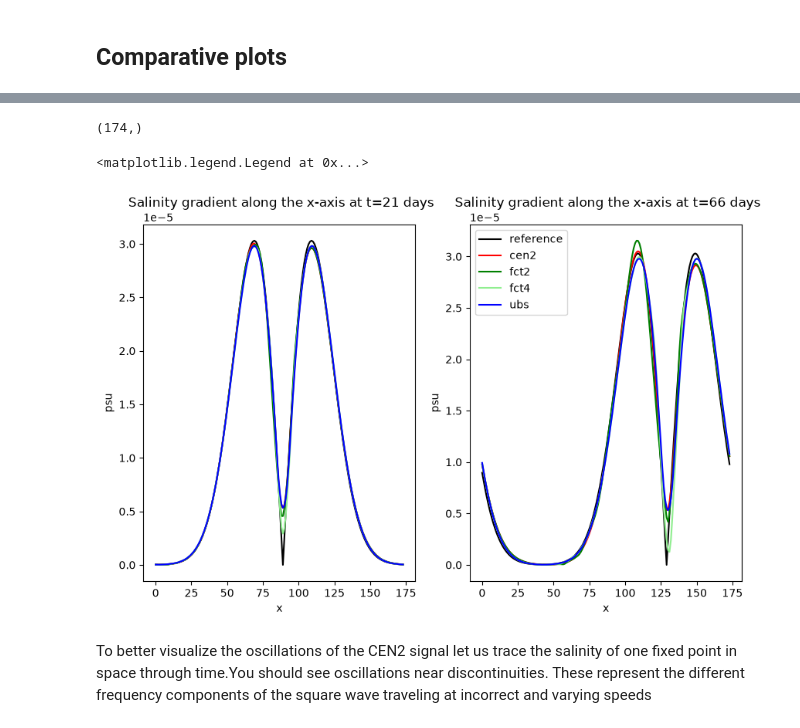
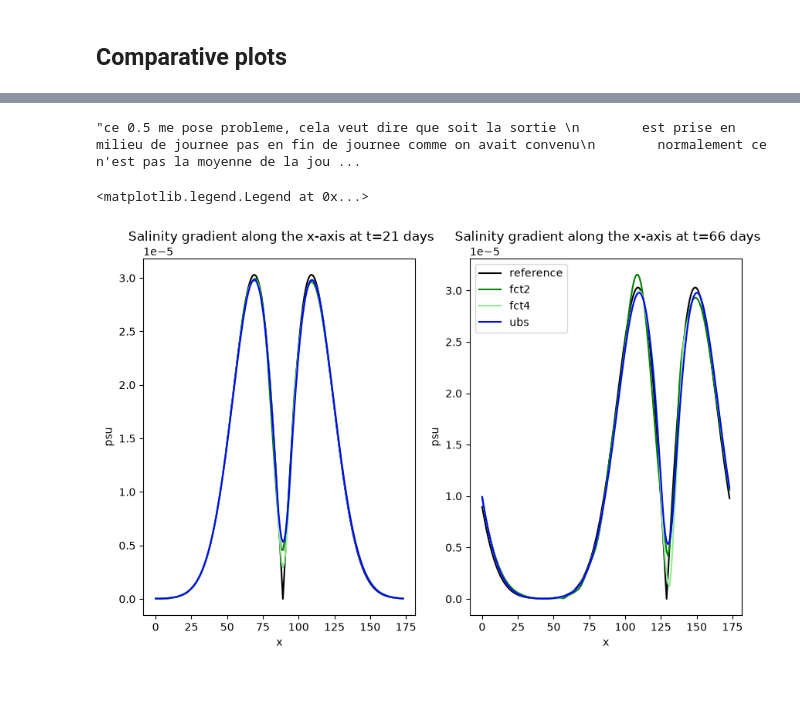
Before and after one commit to justinebuisson606/NEMO_Demonstrators, a Jupyter notebook: Demonstator 1-gauss.ipynb, the cells around one changed output, grey strips where cells are left out. Cells and saved outputs as stored; diff of their text form; code cells hidden in the pictures; blank space fills up the shorter version.

```diff
--- a/Demonstator 1-gauss.ipynb
+++ b/Demonstator 1-gauss.ipynb
@@ -215,40 +129,33 @@ gauss_0 = xr.open_dataset(rep+'CANAL_gauss_traadvOFF.100_all_grid.nc').sssgrad.i
 ref_grad = []
 
 for t in range (80):
-    ref_grad.append(np.roll(gauss_0, shift=v*86400*(t+0.5)/dx)) #
+    ref_grad.append(np.roll(gauss_0, shift=v*86400*(t+0.5)/dx))
 """ce 0.5 me pose probleme, cela veut dire que soit la sortie
         est prise en milieu de journee pas en fin de journee comme on avait convenu
         normalement ce n'est pas la moyenne de la journee c'est sur car j'ai bien verifie
         dans def_field qu'on etait en operation=instant"""
-print(ref[0].shape)
 # %% [output]
-(174,)
+"ce 0.5 me pose probleme, cela veut dire que soit la sortie \n        est prise en milieu de journee pas en fin de journee comme on avait convenu\n        normalement ce n'est pas la moyenne de la jou ...
 # %%
 fig, ax = plt.subplots(1, 2, figsize=(10,6))
 
 ax[0].plot(np.arange(len(ref_grad[0])), ref_grad[20], color ='black', label ='reference')
-ax[0].plot(np.arange(cen2['sssgrad'].shape[2]), cen2['sssgrad'].isel(time_counter=20, y_grid_T=50), color ='red', label = 'cen2')
-#ax[0].plot(np.arange(cen4['sssgrad'].shape[2]), cen4['sssgrad'].isel(time_counter=20, y_grid_T=50), color ='orange', label ='cen4')
 ax[0].plot(np.arange(fct2['sssgrad'].shape[2]), fct2['sssgrad'].isel(time_counter=20, y_grid_T=50), color ='green', label = 'fct2')
 ax[0].plot(np.arange(fct4['sssgrad'].shape[2]), fct4['sssgrad'].isel(time_counter=20, y_grid_T=50), color ='lightgreen', label = 'fct4')
 ax[0].plot(np.arange(ubs['sssgrad'].shape[2]), ubs['sssgrad'].isel(time_counter=20, y_grid_T=50), color ='blue', label ='ubs')
 ax[0].set_xlabel('x')
 ax[0].set_ylabel('psu')
 ax[0].set_title(f' Salinity gradient along the x-axis at t=21 days')
 
 ax[1].plot(np.arange(len(ref_grad[0])), ref_grad[65], color ='black', label ='reference')
-ax[1].plot(np.arange(cen2['sssgrad'].shape[2]), cen2['sssgrad'].isel(time_counter=65, y_grid_T=50), color ='red', label = 'cen2')
-#ax[1].plot(np.arange(cen4['sssgrad'].shape[2]), cen4['sssgrad'].isel(time_counter=65, y_grid_T=50), color ='orange', label ='cen4')
 ax[1].plot(np.arange(fct2['sssgrad'].shape[2]), fct2['sssgrad'].isel(time_counter=65, y_grid_T=50), color ='green', label = 'fct2')
 ax[1].plot(np.arange(fct4['sssgrad'].shape[2]), fct4['sssgrad'].isel(time_counter=65, y_grid_T=50), color ='lightgreen', label = 'fct4')
 ax[1].plot(np.arange(ubs['sssgrad'].shape[2]), ubs['sssgrad'].isel(time_counter=65, y_grid_T=50), color ='blue', label = 'ubs')
 ax[1].set_xlabel('x')
 ax[1].set_ylabel('psu')
 ax[1].set_title(f' Salinity gradient along the x-axis at t=66 days')
 
 plt.legend()
 # %% [output]
 <matplotlib.legend.Legend at 0x...>
-[figure, old version]
+[figure, new version]
-# %% [markdown]
-To better visualize the oscillations of the CEN2 signal let us trace the salinity of one fixed point in space through time.You should see oscillations near discontinuities. These represent the different frequency components of the square wave traveling at incorrect and varying speeds
```
Also changed, not shown: parts of 30 cells of this notebook.
